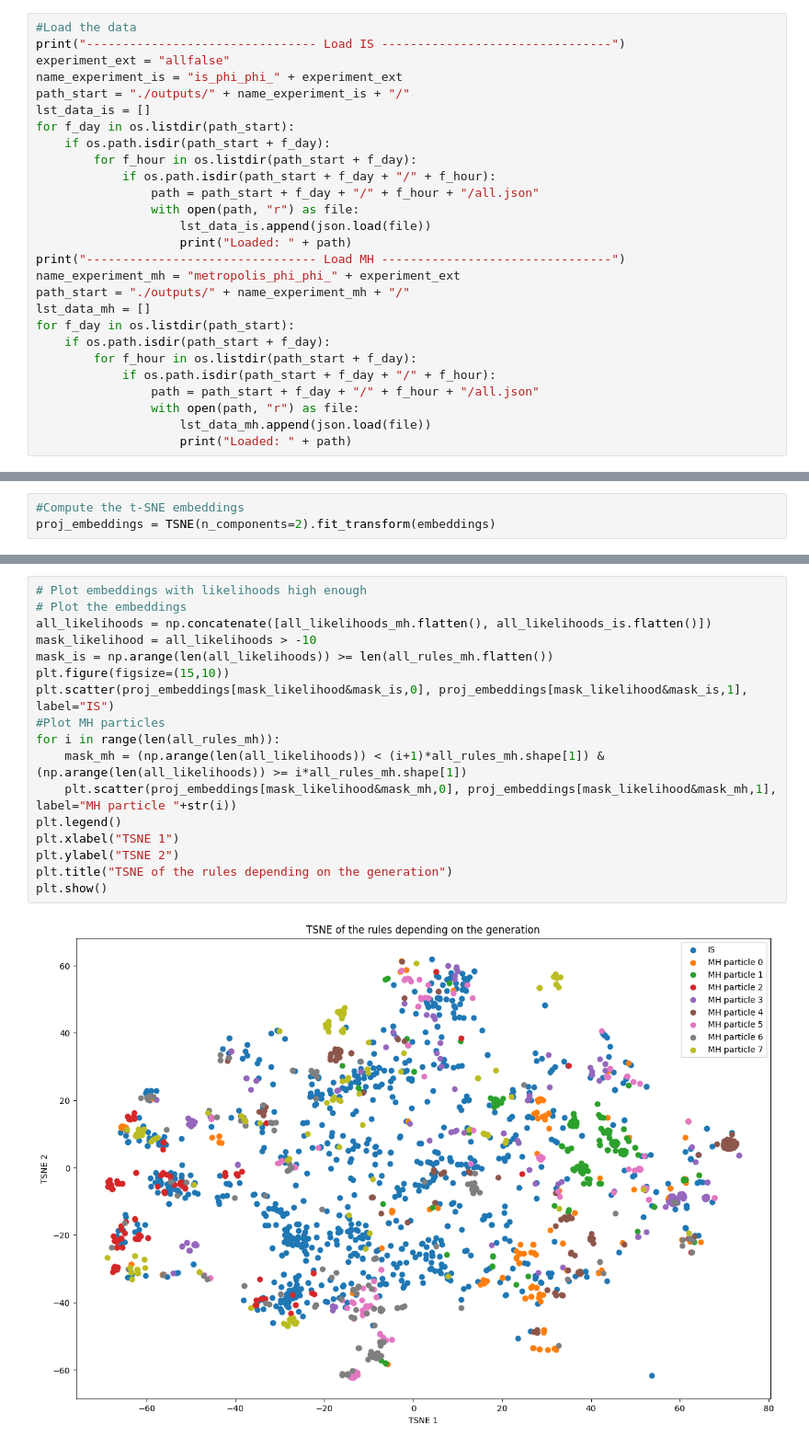
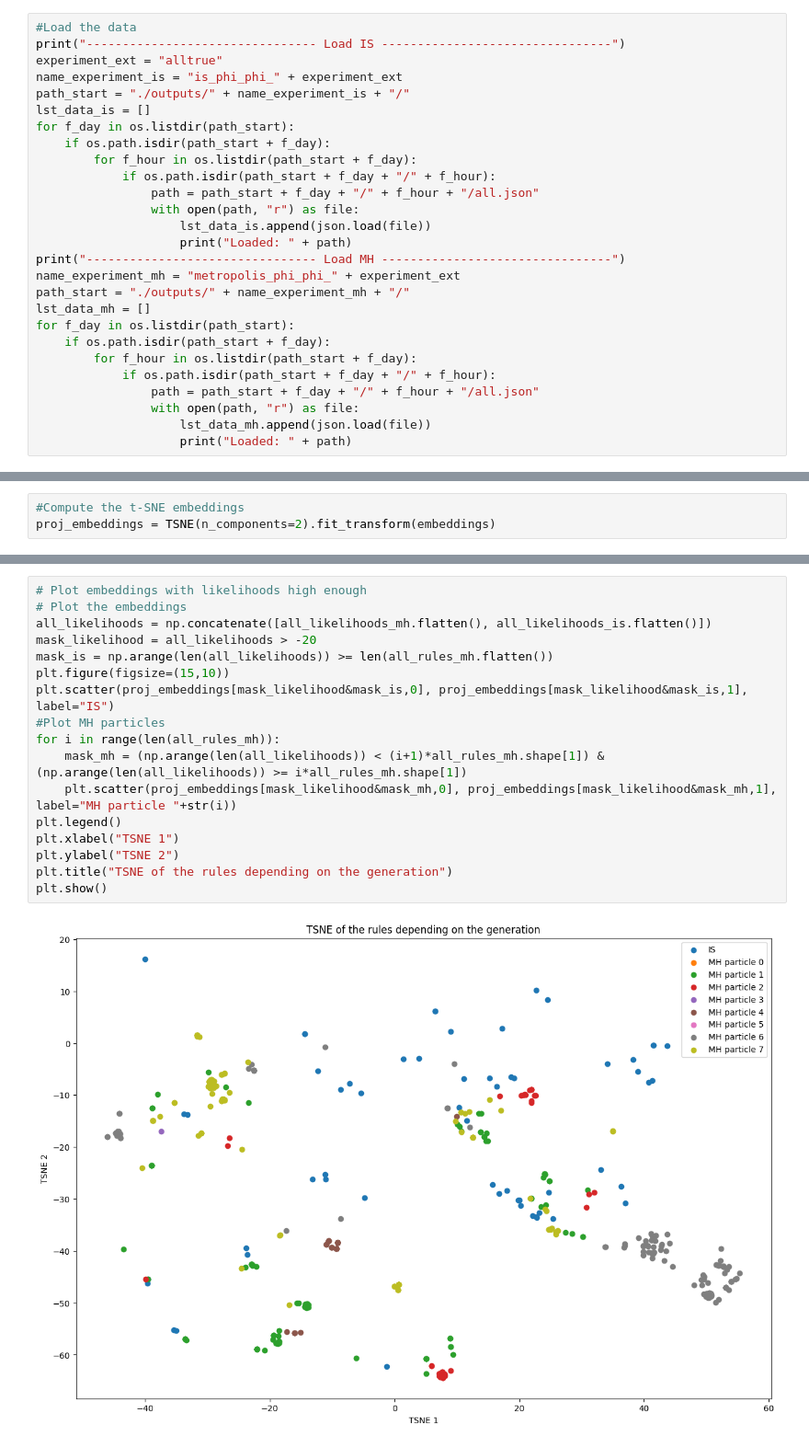
Before and after one commit to flowersteam/WorldLLM, a Jupyter notebook: comparaison_MH_IS_all_seeds.ipynb, the cells around one changed output, grey strips where cells are left out. Shown: that part at 92% size. Cells and saved outputs as stored; diff of their text form.

```diff
--- a/comparaison_MH_IS_all_seeds.ipynb
+++ b/comparaison_MH_IS_all_seeds.ipynb
@@ -10,7 +10,7 @@ import os
 # %%
 #Load the data
 print("-------------------------------- Load IS --------------------------------")
-experiment_ext = "allfalse"
+experiment_ext = "alltrue"
 name_experiment_is = "is_phi_phi_" + experiment_ext
 path_start = "./outputs/" + name_experiment_is + "/"
 lst_data_is = []
@@ -203,19 +217,19 @@ plt.show()
 # %%
 # Plot embeddings with likelihoods high enough
 # Plot the embeddings
 all_likelihoods = np.concatenate([all_likelihoods_mh.flatten(), all_likelihoods_is.flatten()])
-mask_likelihood = all_likelihoods > -10
+mask_likelihood = all_likelihoods > -20
 mask_is = np.arange(len(all_likelihoods)) >= len(all_rules_mh.flatten())
 plt.figure(figsize=(15,10))
 plt.scatter(proj_embeddings[mask_likelihood&mask_is,0], proj_embeddings[mask_likelihood&mask_is,1], label="IS")
 #Plot MH particles
 for i in range(len(all_rules_mh)):
     mask_mh = (np.arange(len(all_likelihoods)) < (i+1)*all_rules_mh.shape[1]) & (np.arange(len(all_likelihoods)) >= i*all_rules_mh.shape[1])
     plt.scatter(proj_embeddings[mask_likelihood&mask_mh,0], proj_embeddings[mask_likelihood&mask_mh,1], label="MH particle "+str(i))
 plt.legend()
 plt.xlabel("TSNE 1")
 plt.ylabel("TSNE 2")
 plt.title("TSNE of the rules depending on the generation")
 plt.show()
 # %% [output]
-[figure, old version]
+[figure, new version]
```
Also changed, not shown: parts of 8 cells of this notebook.
